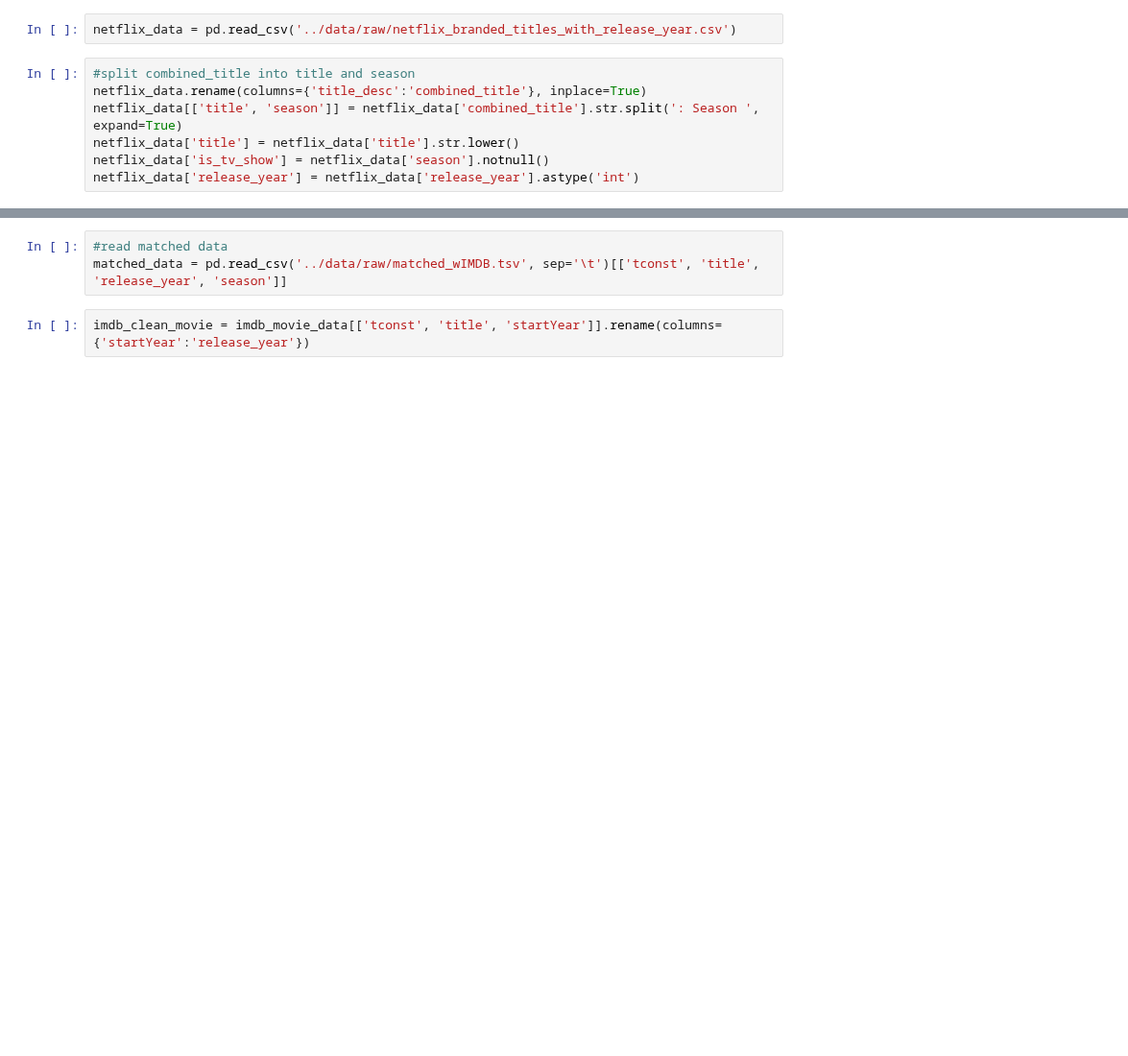
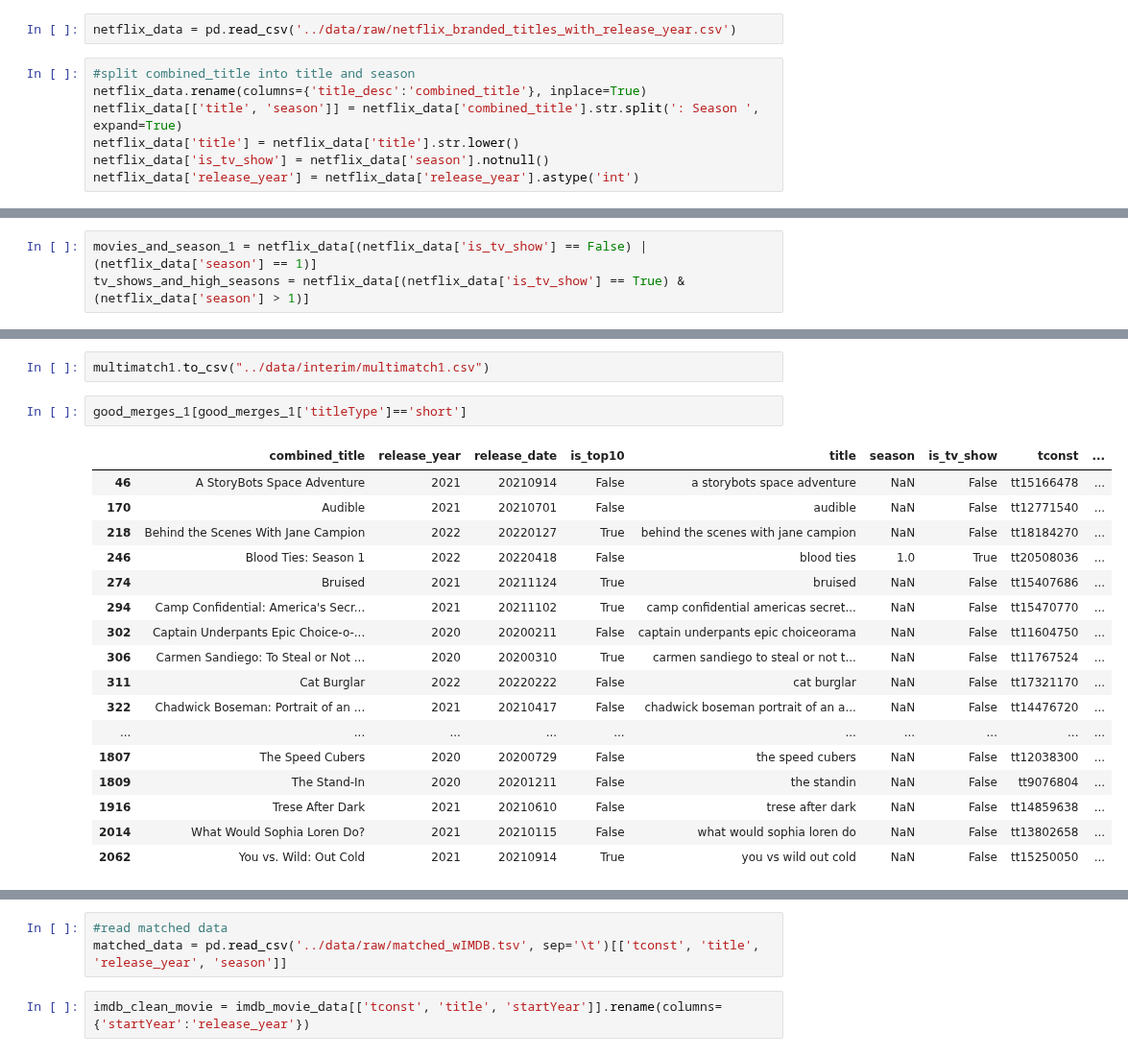
Before and after one commit to Joeyzect/Netflix_ALab_2022, a Jupyter notebook: notebooks/00-joseph-initial.ipynb, the cells around one changed output, grey strips where cells are left out. Shown at 96% size. Cells and saved outputs as stored; diff of their text form; blank space fills up the shorter version.

```diff
--- a/notebooks/00-joseph-initial.ipynb
+++ b/notebooks/00-joseph-initial.ipynb
@@ -12,0 +56,3 @@ netflix_data['release_year'] = netflix_data['release_year'].astype('int')
+# %%
+movies_and_season_1 = netflix_data[(netflix_data['is_tv_show'] == False) | (netflix_data['season'] == 1)]
+tv_shows_and_high_seasons = netflix_data[(netflix_data['is_tv_show'] == True) & (netflix_data['season'] > 1)]
@@ -12,0 +240,22 @@ netflix_data['release_year'] = netflix_data['release_year'].astype('int')
+# %%
+multimatch1.to_csv("../data/interim/multimatch1.csv")
+# %%
+good_merges_1[good_merges_1['titleType']=='short']
+# %% [output]
+|  | combined_title | release_year | release_date | is_top10 | title | season | is_tv_show | tconst | ... |
+| 46 | A StoryBots Space Adventure | 2021 | 20210914 | False | a storybots space adventure | NaN | False | tt15166478 | ... |
+| 170 | Audible | 2021 | 20210701 | False | audible | NaN | False | tt12771540 | ... |
+| 218 | Behind the Scenes With Jane Campion | 2022 | 20220127 | True | behind the scenes with jane campion | NaN | False | tt18184270 | ... |
+| 246 | Blood Ties: Season 1 | 2022 | 20220418 | False | blood ties | 1.0 | True | tt20508036 | ... |
+| 274 | Bruised | 2021 | 20211124 | True | bruised | NaN | False | tt15407686 | ... |
+| 294 | Camp Confidential: America's Secr... | 2021 | 20211102 | True | camp confidential americas secret... | NaN | False | tt15470770 | ... |
+| 302 | Captain Underpants Epic Choice-o-... | 2020 | 20200211 | False | captain underpants epic choiceorama | NaN | False | tt11604750 | ... |
+| 306 | Carmen Sandiego: To Steal or Not ... | 2020 | 20200310 | True | carmen sandiego to steal or not t... | NaN | False | tt11767524 | ... |
+| 311 | Cat Burglar | 2022 | 20220222 | False | cat burglar | NaN | False | tt17321170 | ... |
+| 322 | Chadwick Boseman: Portrait of an ... | 2021 | 20210417 | False | chadwick boseman portrait of an a... | NaN | False | tt14476720 | ... |
+| ... | ... | ... | ... | ... | ... | ... | ... | ... | ... |
+| 1807 | The Speed Cubers | 2020 | 20200729 | False | the speed cubers | NaN | False | tt12038300 | ... |
+| 1809 | The Stand-In | 2020 | 20201211 | False | the standin | NaN | False | tt9076804 | ... |
+| 1916 | Trese After Dark | 2021 | 20210610 | False | trese after dark | NaN | False | tt14859638 | ... |
+| 2014 | What Would Sophia Loren Do? | 2021 | 20210115 | False | what would sophia loren do | NaN | False | tt13802658 | ... |
+| 2062 | You vs. Wild: Out Cold | 2021 | 20210914 | True | you vs wild out cold | NaN | False | tt15250050 | ... |
```
Also changed, not shown: parts of 56 cells of this notebook, 5 other files.
